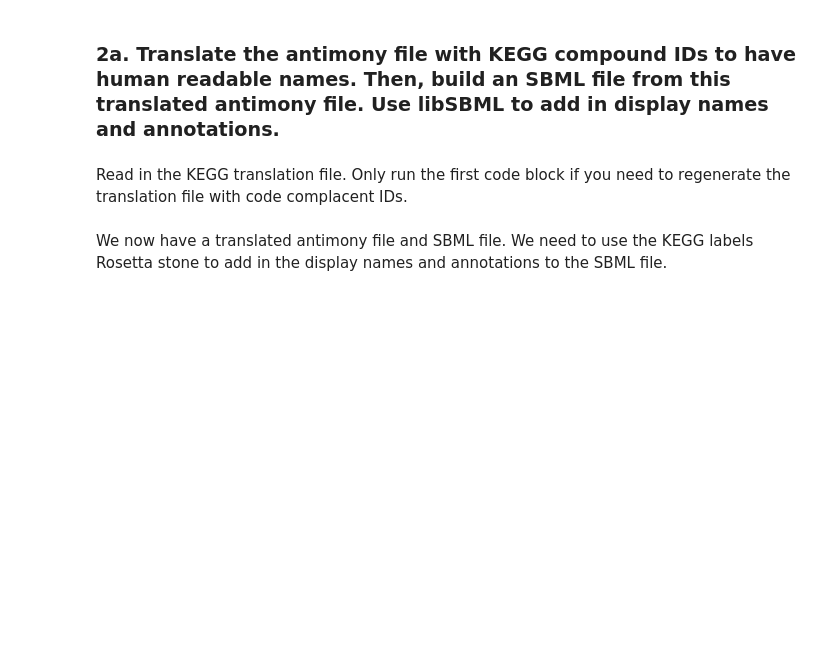
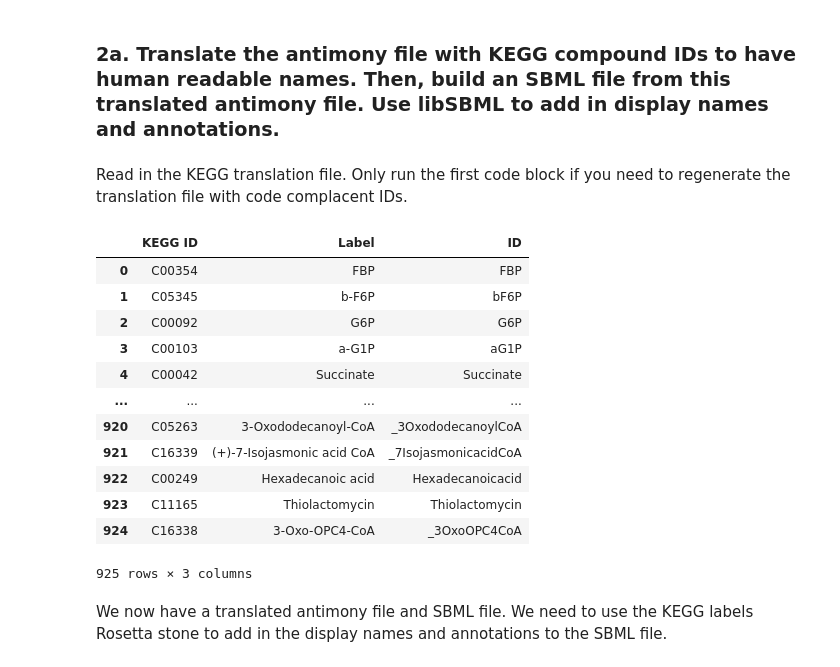
Before and after one commit to carothersresearch/ECFERS, a Jupyter notebook: SBMLNetwork_with_markdown.ipynb, the cells around one changed output. Cells and saved outputs as stored; diff of their text form; code cells hidden in the pictures; blank space fills up the shorter version.

```diff
--- a/SBMLNetwork_with_markdown.ipynb
+++ b/SBMLNetwork_with_markdown.ipynb
@@ -171,6 +171,22 @@ def clean_string(s):
 data['ID'] = data.iloc[:, 1].apply(clean_string)
 
 data.to_csv('/workspaces/ECFERS/kegg_labels_add.csv')
+# %%
+data
+# %% [output]
+|  | KEGG ID | Label | ID |
+| 0 | C00354 | FBP | FBP |
+| 1 | C05345 | b-F6P | bF6P |
+| 2 | C00092 | G6P | G6P |
+| 3 | C00103 | a-G1P | aG1P |
+| 4 | C00042 | Succinate | Succinate |
+| ... | ... | ... | ... |
+| 920 | C05263 | 3-Oxododecanoyl-CoA | _3OxododecanoylCoA |
+| 921 | C16339 | (+)-7-Isojasmonic acid CoA | _7IsojasmonicacidCoA |
+| 922 | C00249 | Hexadecanoic acid | Hexadecanoicacid |
+| 923 | C11165 | Thiolactomycin | Thiolactomycin |
+| 924 | C16338 | 3-Oxo-OPC4-CoA | _3OxoOPC4CoA |
+925 rows × 3 columns
 # %%
 data = pd.read_csv('/workspaces/ECFERS/kegg_labels_add.csv',dtype='str',encoding='us-ascii',encoding_errors='ignore')
 data = data.where(data.notnull(), None)
```
Also changed, not shown: parts of 33 cells of this notebook.
